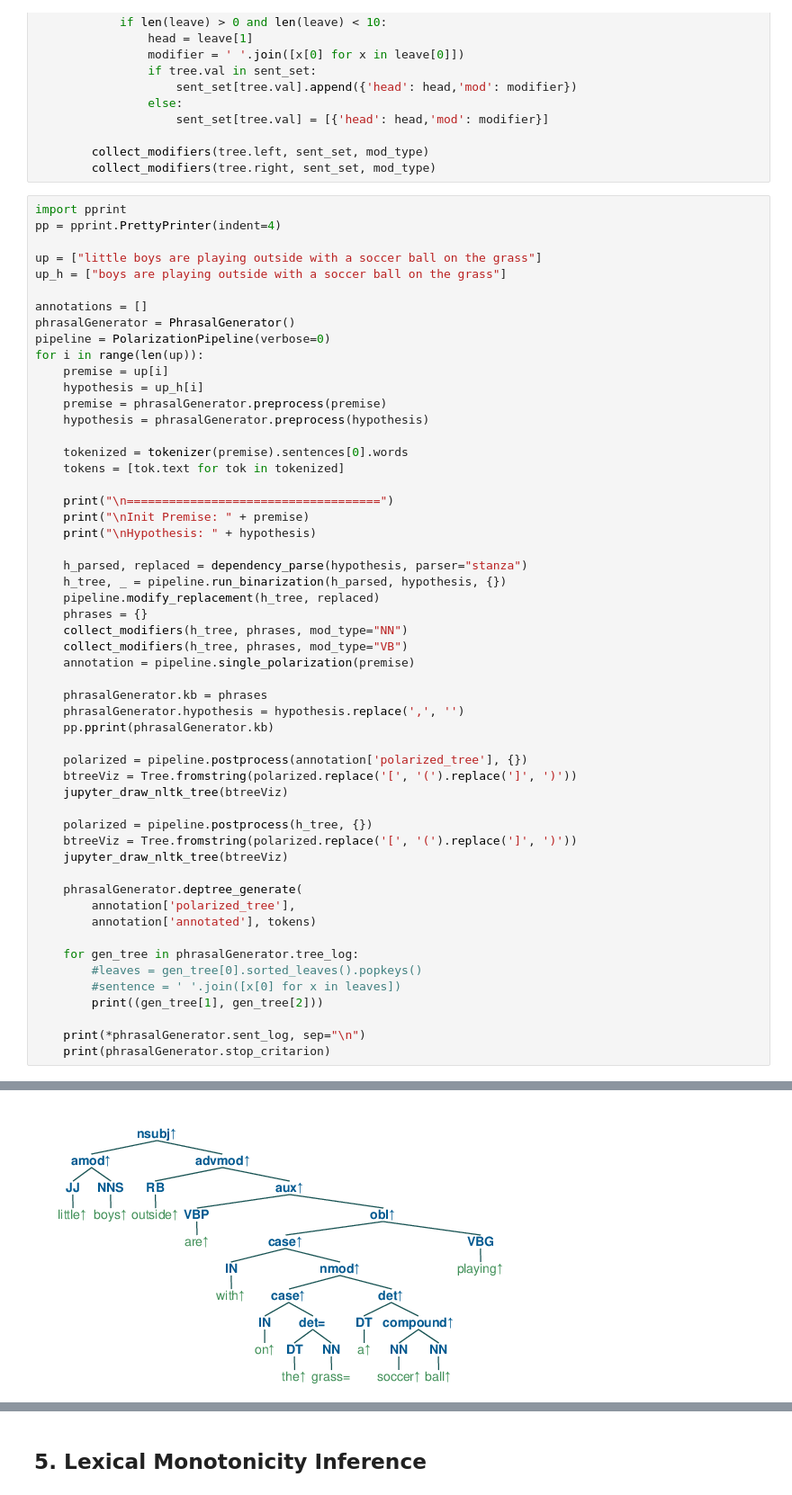
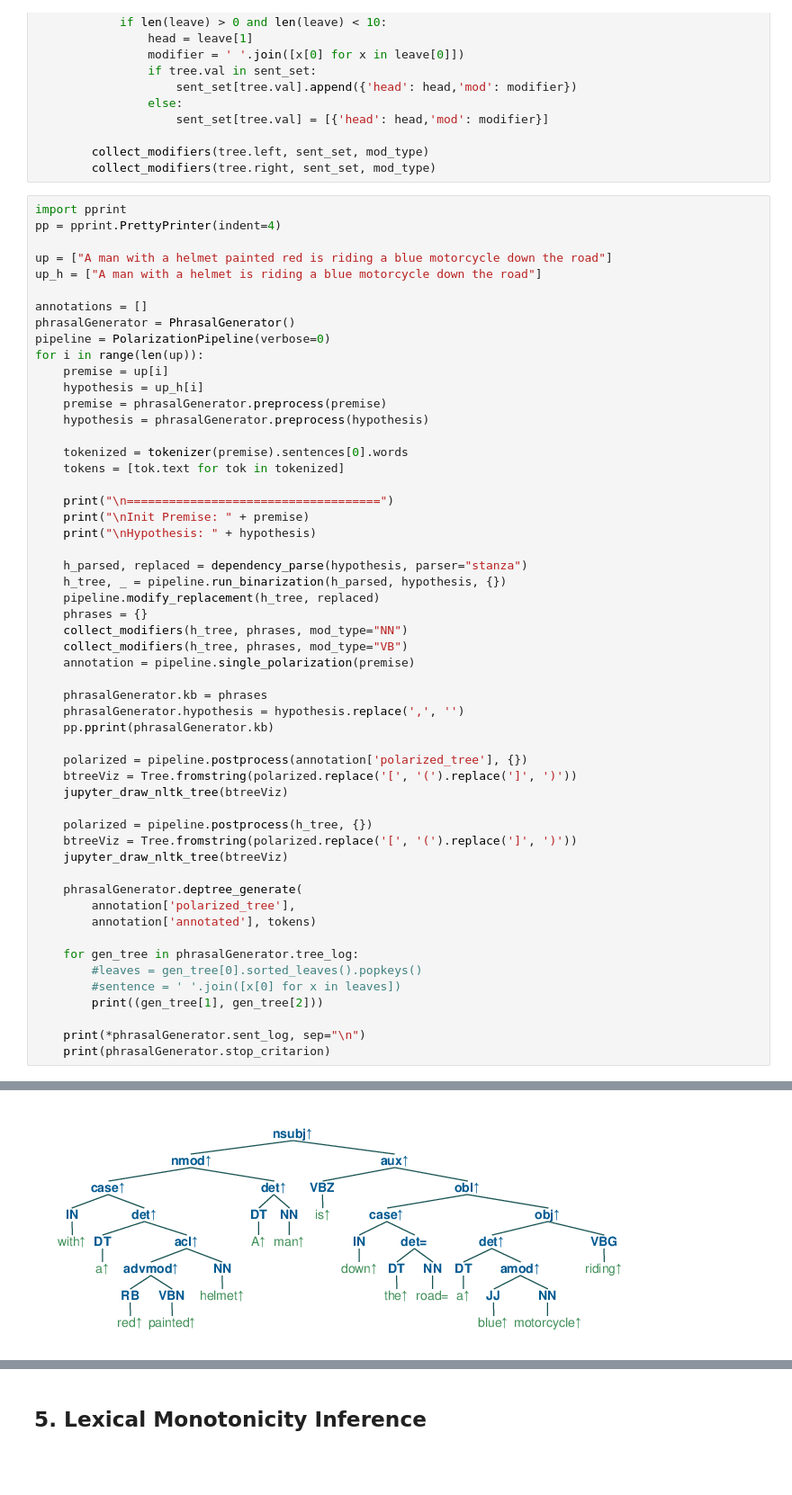
Before and after one commit to eric11eca/NeuralLog, a Jupyter notebook: src/UdepLog.ipynb, the cells around one changed output, grey strips where cells are left out. Shown at 90% size. Drawn from its saved outputs; the diff is of its cells as text; blank space fills up the shorter version.

```diff
--- a/src/UdepLog.ipynb
+++ b/src/UdepLog.ipynb
@@ -569,8 +569,8 @@ def collect_modifiers(tree, sent_set, mod_type="NN"):
 import pprint
 pp = pprint.PrettyPrinter(indent=4)
 
-up = ["little boys are playing outside with a soccer ball on the grass"]
-up_h = ["boys are playing outside with a soccer ball on the grass"]
+up = ["A man with a helmet painted red is riding a blue motorcycle down the road"]
+up_h = ["A man with a helmet is riding a blue motorcycle down the road"]
 
 annotations = []
 phrasalGenerator = PhrasalGenerator()
@@ -641 +642 @@ Hypothesis: boys are playing outside with a soccer ball on the grass
-[figure, old version]
+[figure, new version]
```
Also changed, not shown: parts of 17 cells of this notebook, 4 other files.
